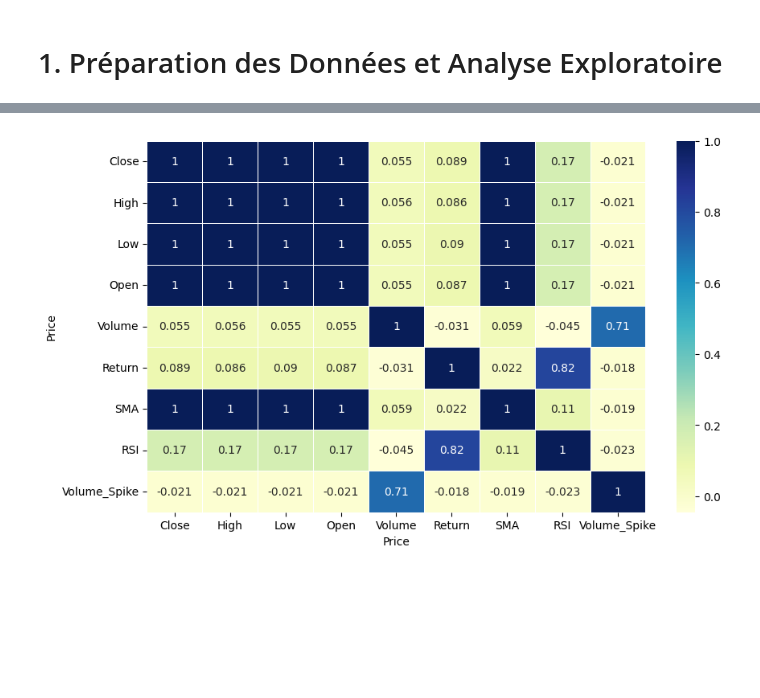
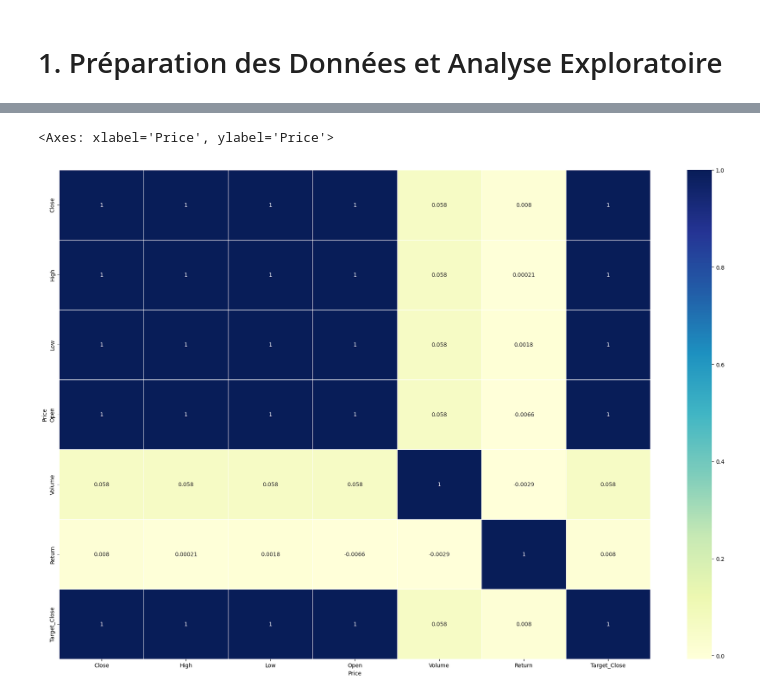
Before and after one commit to JulienBellande/MarketSense, a Jupyter notebook: IA_research.ipynb, the cells around one changed output, grey strips where cells are left out. Saved outputs shown, nothing was run; the diff lists cells and outputs as text; code cells hidden in the pictures; blank space fills up the shorter version.

Commit message:
agent et graph

```diff
--- a/IA_research.ipynb
+++ b/IA_research.ipynb
@@ -47,0 +25,14 @@ data.head()
+# %%
+# Extraction des données sur le SP500 en 1h
+print("Téléchargement des données...")
+data = yf.download('^GSPC', period='730d', interval='1h', prepost=True)
+data = data.droplevel(level=1, axis=1)
+
+# Certains volumes peuvent être à 0 sur Yahoo Finance (souvent en fin de séance quand les volumes sont faibles).
+# Dans ce cas, je les remplace par le volume de l'heure précédente.
+data['Volume'] = data['Volume'].mask(data['Volume'] == 0).ffill()
+
+# Return, c'est la variation en pourcentage entre l'heure précédente et l'heure actuelle.
+data['Return'] = data['Close'].pct_change()
+
+data.head()
@@ -122,8 +116,11 @@ data.describe()
 # %%
-df_numeric = data.select_dtypes(include=['float64', 'int64'])
+# Corr target
+data = data.copy()
 
-# Créer la heatmap uniquement avec les colonnes numériques
-plt.figure(figsize=(10, 6))
-sns.heatmap(df_numeric.corr(), annot=True, cmap='YlGnBu', cbar=True, linewidths=0.5)
-df_numeric.corr()
+data['Target_Close'] = data['Close'].shift(-1)
+
+data = data.dropna()
+
+plt.figure(figsize=(24, 16))
+sns.heatmap(data.corr(), annot=True, cmap='YlGnBu', cbar=True, linewidths=0.5)
 # %% [output]
@@ -141 +127,2 @@ df_numeric.corr()
+<Axes: xlabel='Price', ylabel='Price'>
-[figure, old version]
+[figure, new version]
```
Also changed, not shown: parts of 28 cells of this notebook, 5 other files.
